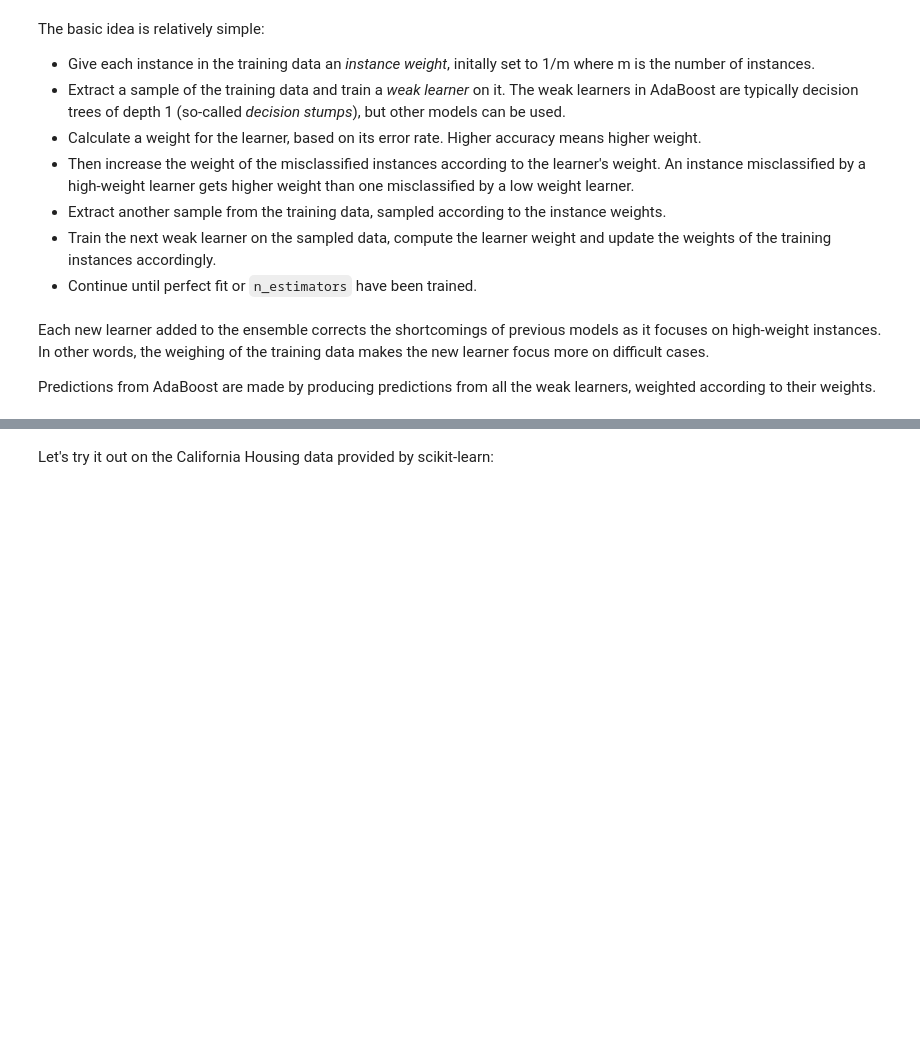
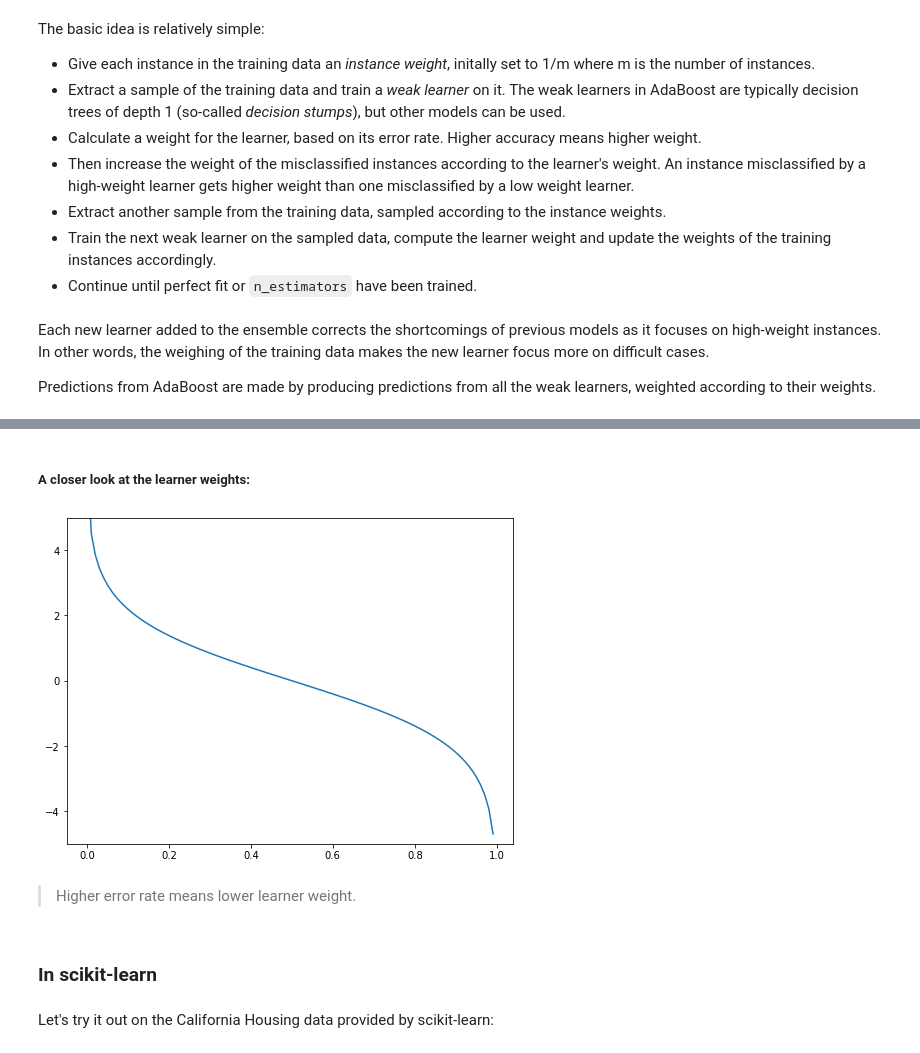
Before and after one commit to h183502/DAT158ML, a Jupyter notebook: Part4-tree_based_models/DAT158-Part4-3-Gradient_Boosting.ipynb, the cells around one changed output, grey strips where cells are left out. Cells and saved outputs as stored; diff of their text form; code cells hidden in the pictures; blank space fills up the shorter version.

```diff
--- a/Part4-tree_based_models/DAT158-Part4-3-Gradient_Boosting.ipynb
+++ b/Part4-tree_based_models/DAT158-Part4-3-Gradient_Boosting.ipynb
@@ -68,3 +91,22 @@ Predictions from AdaBoost are made by producing predictions from all the weak le
+# %% [markdown]
+##### **A closer look at the learner weights:**
+# %%
+# The error rate of a learner is between 0 and 1
+r = np.arange(0.001, 1, 0.01)
+# %%
+# The formula for the learner weights
+learning_rate = 1
+
+plt.figure(figsize=(8,6))
+plt.plot(r, learning_rate*np.log((1-r)/r))
+plt.ylim([-5,5])
+plt.show()
+# %% [output]
+[figure, added]
+# %% [markdown]
+> Higher error rate means lower learner weight.
+# %% [markdown]
+### In scikit-learn
 # %% [markdown]
 Let's try it out on the California Housing data provided by scikit-learn:
 # %%
```
Also changed, not shown: parts of 6 cells of this notebook.
